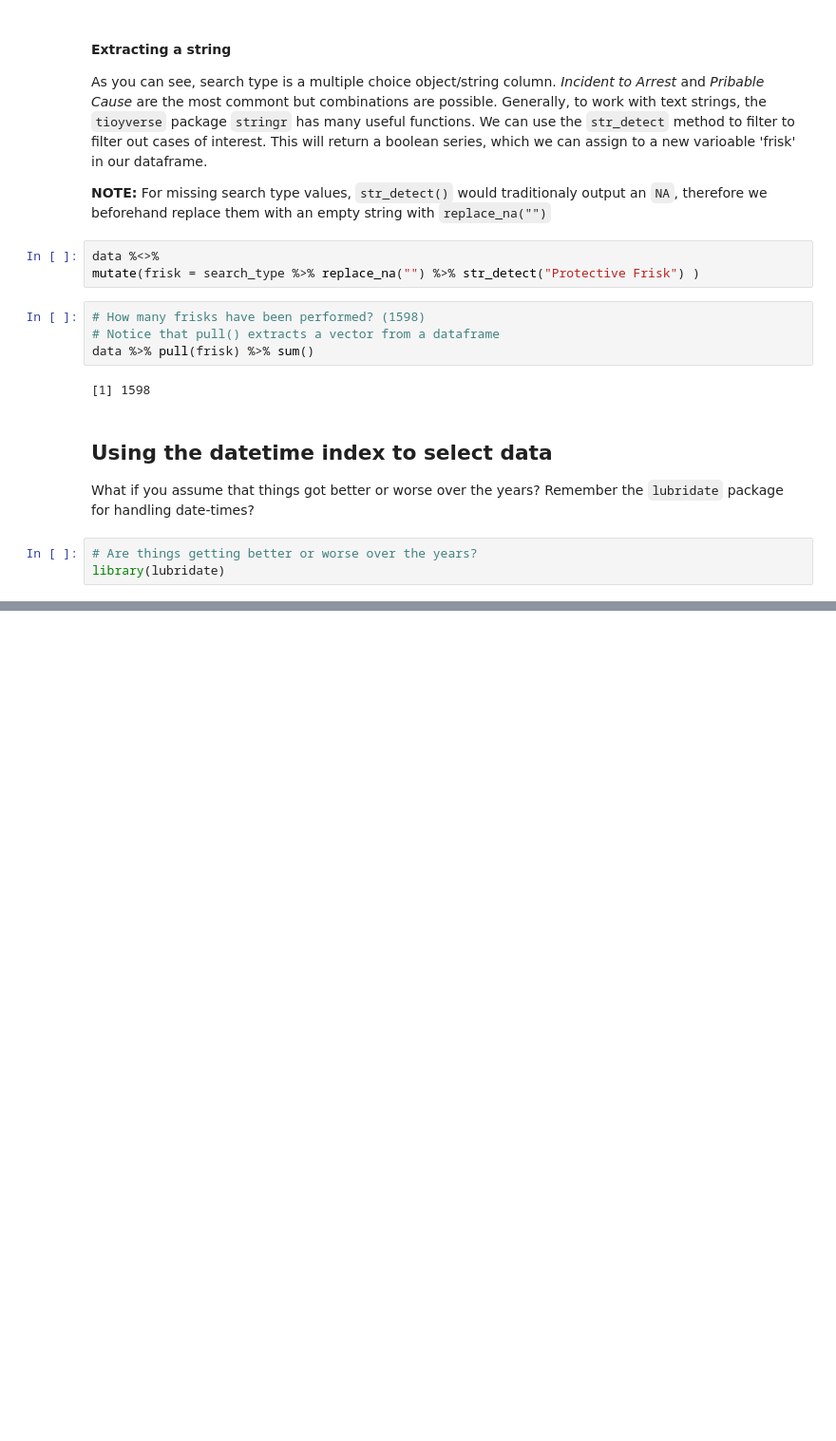
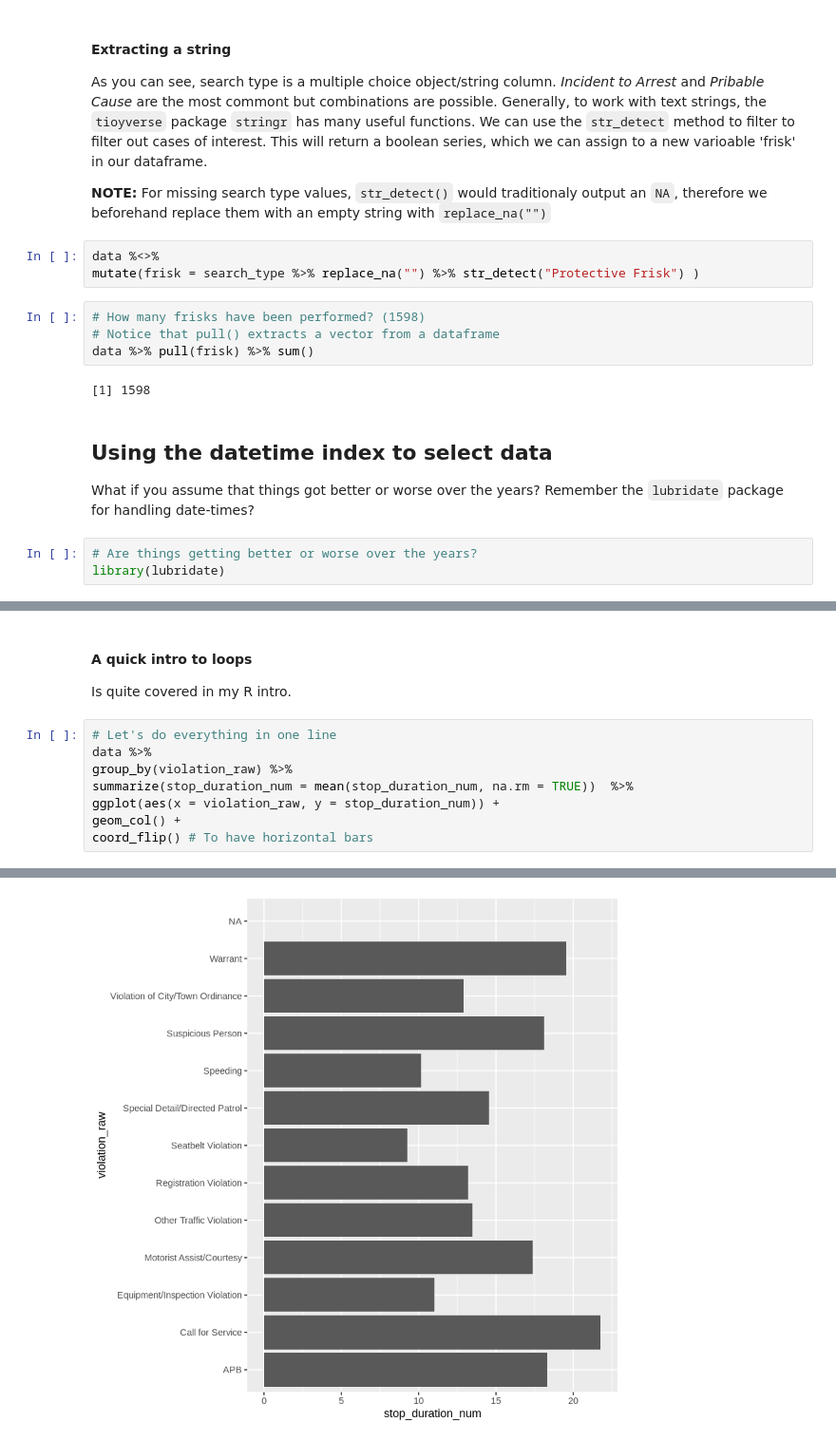
Before and after one commit to apla14/M1-2019, a Jupyter notebook: notebooks/M1_1_datamunging_R_translation.ipynb, the cells around one changed output, grey strips where cells are left out. Shown: that part at 95% size. Cells and saved outputs as stored; diff of their text form; blank space fills up the shorter version.

```diff
--- a/notebooks/M1_1_datamunging_R_translation.ipynb
+++ b/notebooks/M1_1_datamunging_R_translation.ipynb
@@ -413,0 +450,13 @@ We can obviously also plot that with `ggplot`
+# %% [markdown]
+#### A quick intro to loops
+
+Is quite covered in my R intro.
+# %%
+# Let's do everything in one line
+data %>%
+group_by(violation_raw) %>%
+summarize(stop_duration_num = mean(stop_duration_num, na.rm = TRUE))  %>%
+ggplot(aes(x = violation_raw, y = stop_duration_num)) +
+geom_col() +
+coord_flip() # To have horizontal bars
+# %% [output]
@@ -413,0 +465 @@ We can obviously also plot that with `ggplot`
+[figure, added]
```
Also changed, not shown: parts of 17 cells of this notebook.
